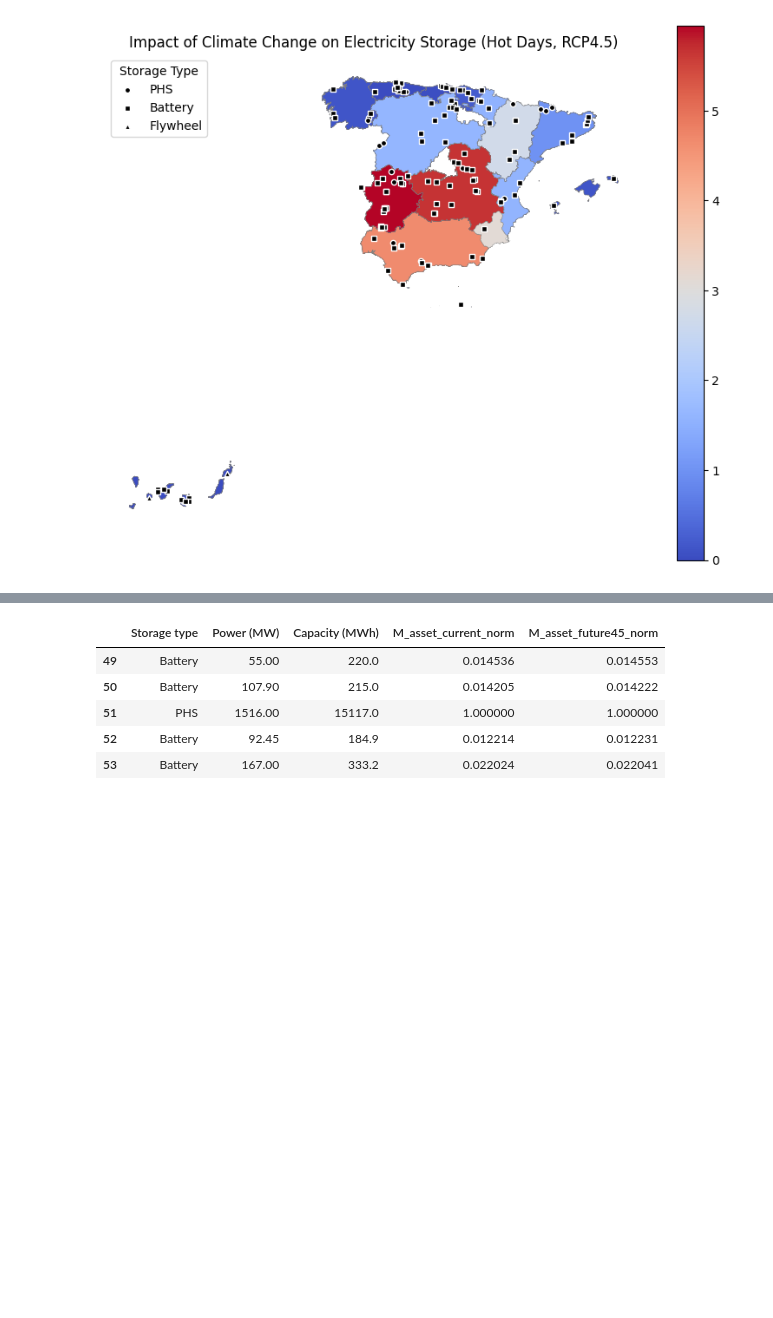
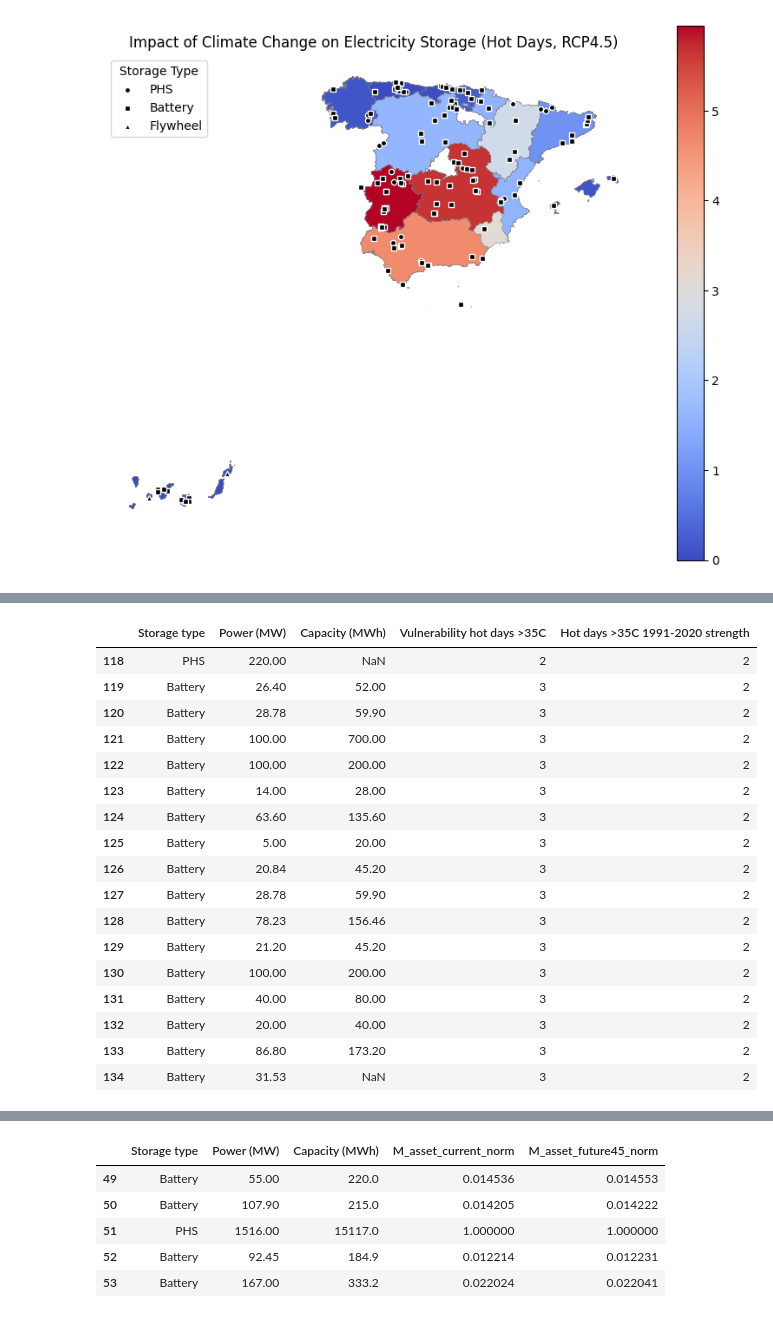
Before and after one commit to MariusMC8/Thesis-coding, a Jupyter notebook: Risk_ranking_maps.ipynb, the cells around one changed output, grey strips where cells are left out. Saved outputs shown, nothing was run; the diff lists cells and outputs as text; code cells hidden in the pictures; blank space fills up the shorter version.

```diff
--- a/Risk_ranking_maps.ipynb
+++ b/Risk_ranking_maps.ipynb
@@ -1077,3 +1063,26 @@ plot_step5_optionB(
+# %%
+data.loc[data['Region']=="Castilla-LaMancha",
+         ['Storage type','Power (MW)', 'Capacity (MWh)',
+          'Vulnerability hot days >35C', 'Hot days >35C 1991-2020 strength']]
+# %% [output]
+|  | Storage type | Power (MW) | Capacity (MWh) | Vulnerability hot days >35C | Hot days >35C 1991-2020 strength |
+| 118 | PHS | 220.00 | NaN | 2 | 2 |
+| 119 | Battery | 26.40 | 52.00 | 3 | 2 |
+| 120 | Battery | 28.78 | 59.90 | 3 | 2 |
+| 121 | Battery | 100.00 | 700.00 | 3 | 2 |
+| 122 | Battery | 100.00 | 200.00 | 3 | 2 |
+| 123 | Battery | 14.00 | 28.00 | 3 | 2 |
+| 124 | Battery | 63.60 | 135.60 | 3 | 2 |
+| 125 | Battery | 5.00 | 20.00 | 3 | 2 |
+| 126 | Battery | 20.84 | 45.20 | 3 | 2 |
+| 127 | Battery | 28.78 | 59.90 | 3 | 2 |
+| 128 | Battery | 78.23 | 156.46 | 3 | 2 |
+| 129 | Battery | 21.20 | 45.20 | 3 | 2 |
+| 130 | Battery | 100.00 | 200.00 | 3 | 2 |
+| 131 | Battery | 40.00 | 80.00 | 3 | 2 |
+| 132 | Battery | 20.00 | 40.00 | 3 | 2 |
+| 133 | Battery | 86.80 | 173.20 | 3 | 2 |
+| 134 | Battery | 31.53 | NaN | 3 | 2 |
 # %%
 data.loc[data['Region']=="CastillayLeón",
          ['Storage type','Power (MW)', 'Capacity (MWh)',
```
Also changed, not shown: parts of 11 cells of this notebook.
